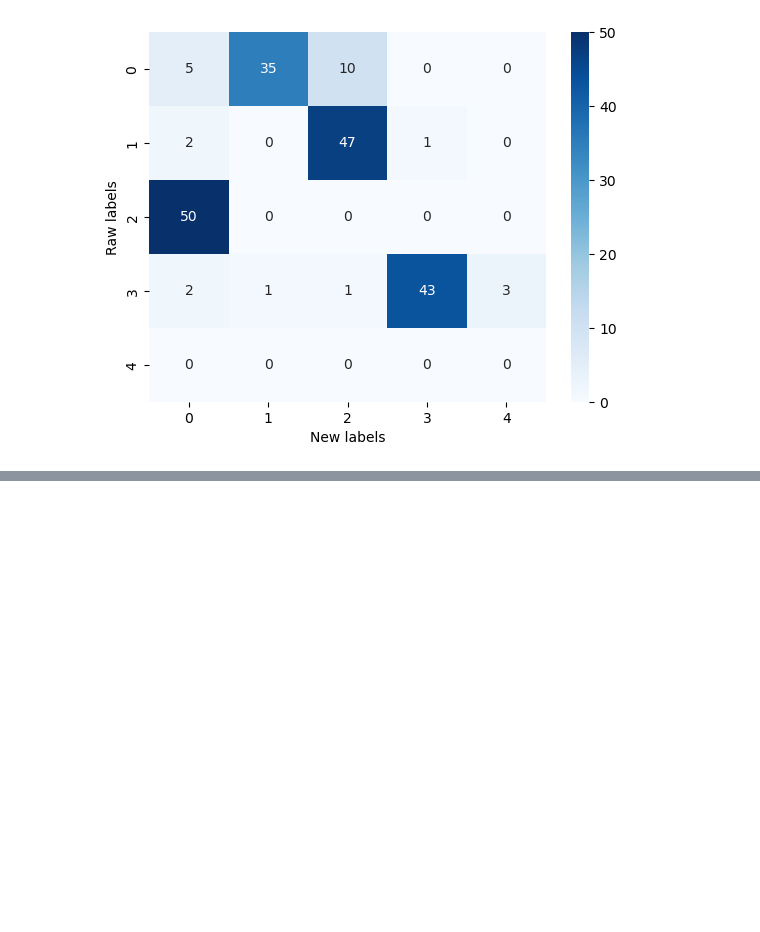
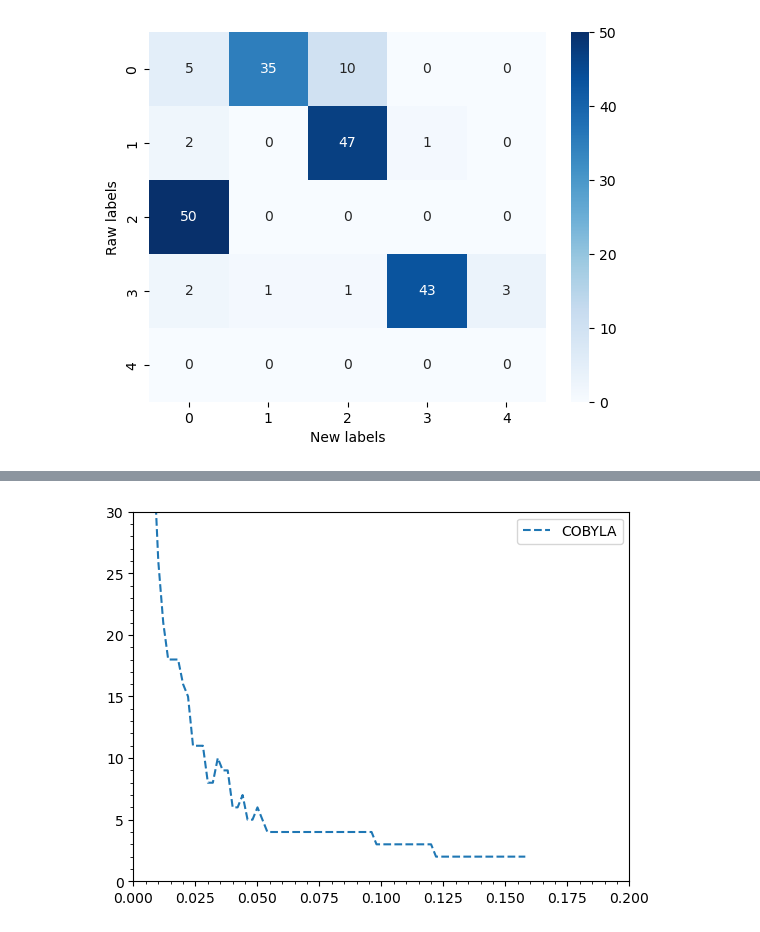
Before and after one commit to miaortizma/qosf24spring, a Jupyter notebook: minimization-algo_exploration.ipynb, the cells around one changed output, grey strips where cells are left out. Cells and saved outputs as stored; diff of their text form; code cells hidden in the pictures; blank space fills up the shorter version.

```diff
--- a/minimization-algo_exploration.ipynb
+++ b/minimization-algo_exploration.ipynb
@@ -342,0 +402,10 @@ plt.show()
+# %%
+my_method='COBYLA'
+plt.plot(list_sigma, list_numCat[my_method], '--', label=my_method)
+plt.xlim(0,0.2)
+plt.ylim(0,30)
+plt.minorticks_on()
+plt.legend(loc='best')
+plt.show()
+# %% [output]
+[figure, added]
```
Also changed, not shown: parts of 34 cells of this notebook.
